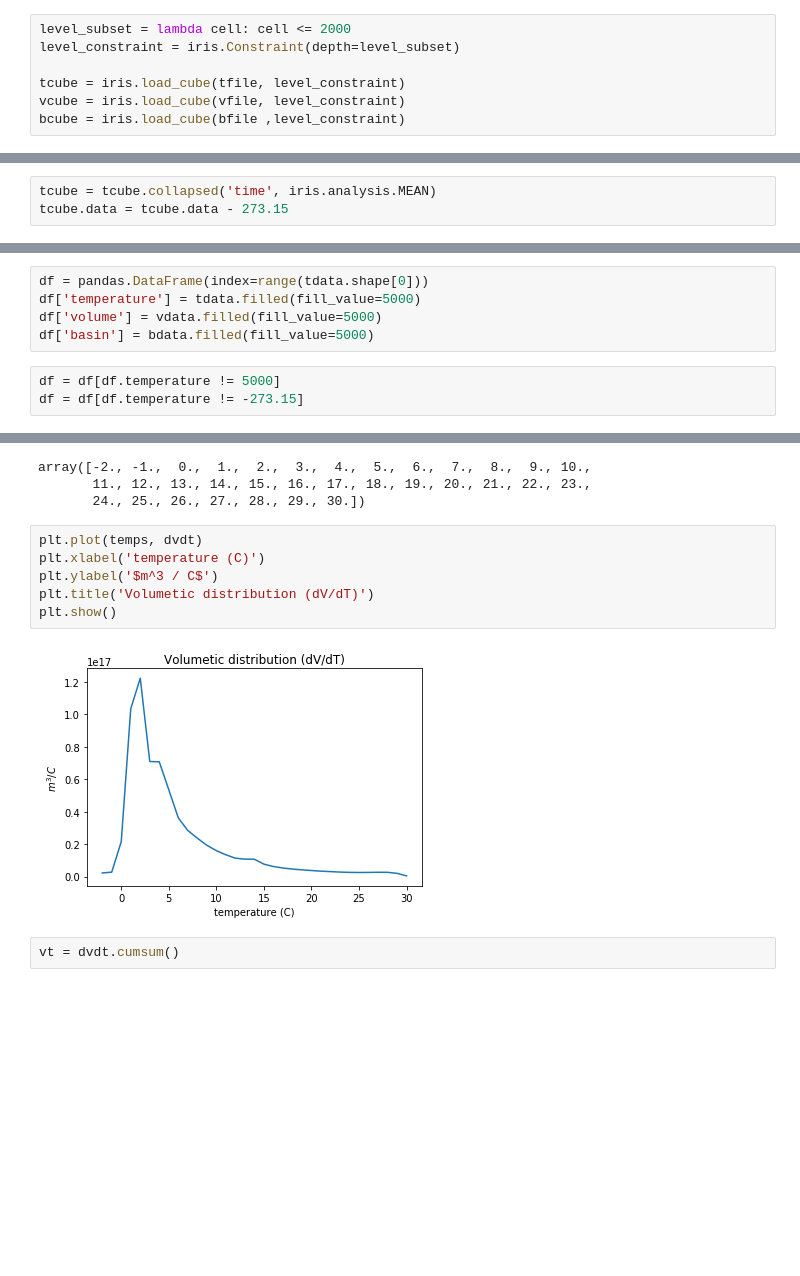
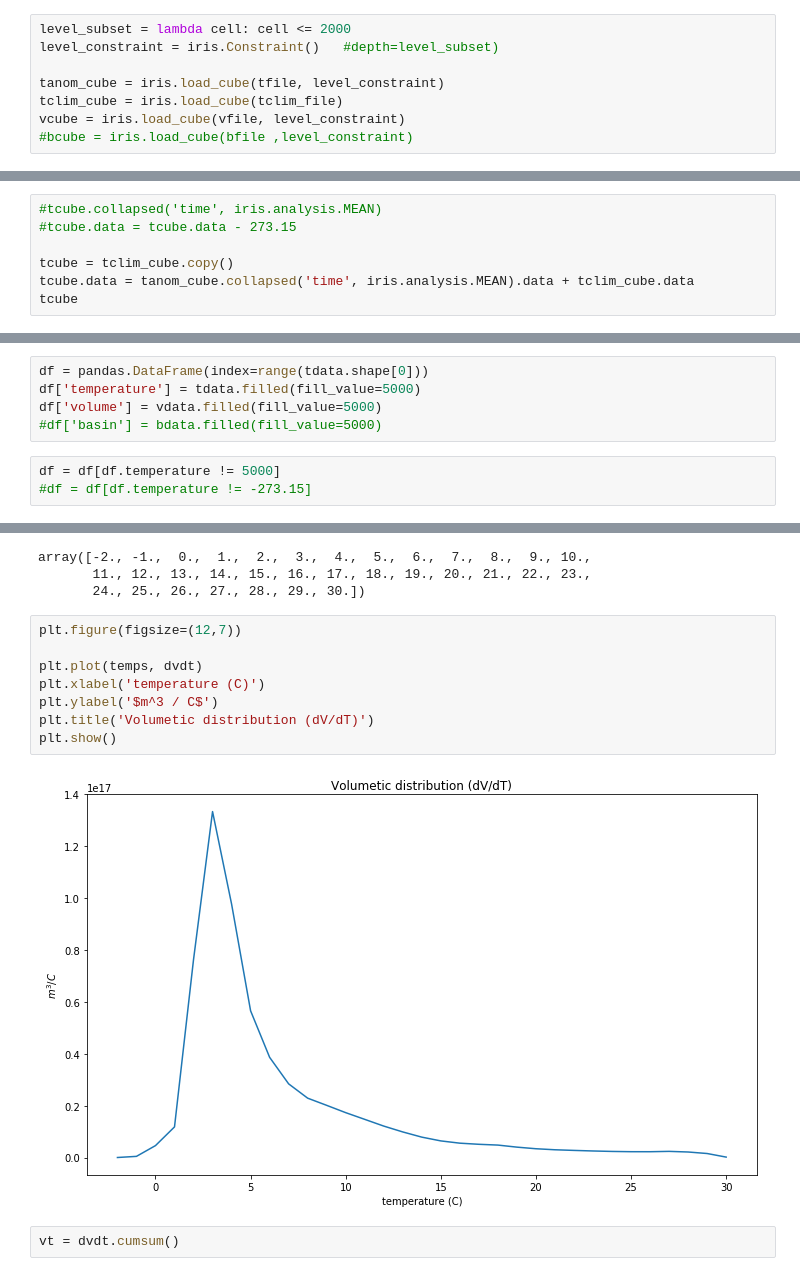
Before and after one commit to DamienIrving/ocean-analysis, a Jupyter notebook: development/water_mass_temperature_metrics.ipynb, the cells around one changed output, grey strips where cells are left out. Saved outputs shown, nothing was run; the diff lists cells and outputs as text; blank space fills up the shorter version.

```diff
--- a/development/water_mass_temperature_metrics.ipynb
+++ b/development/water_mass_temperature_metrics.ipynb
@@ -22,7 +26,8 @@ bfile = '/g/data/r87/dbi599/DRSv2/CMIP5/CCSM4/historical/fx/ocean/r0i0p0/basin/l
 # %%
 level_subset = lambda cell: cell <= 2000
-level_constraint = iris.Constraint(depth=level_subset)
+level_constraint = iris.Constraint()   #depth=level_subset)
 
-tcube = iris.load_cube(tfile, level_constraint)
+tanom_cube = iris.load_cube(tfile, level_constraint)
+tclim_cube = iris.load_cube(tclim_file)
 vcube = iris.load_cube(vfile, level_constraint)
-bcube = iris.load_cube(bfile ,level_constraint)
+#bcube = iris.load_cube(bfile ,level_constraint)
@@ -29,3 +63,7 @@ bcube = iris.load_cube(bfile ,level_constraint)
 # %%
-tcube = tcube.collapsed('time', iris.analysis.MEAN)
-tcube.data = tcube.data - 273.15
+#tcube.collapsed('time', iris.analysis.MEAN)
+#tcube.data = tcube.data - 273.15
+
+tcube = tclim_cube.copy()
+tcube.data = tanom_cube.collapsed('time', iris.analysis.MEAN).data + tclim_cube.data
+tcube
@@ -37,10 +86,10 @@ bdata = bcube.data.flatten()
 df = pandas.DataFrame(index=range(tdata.shape[0]))
 df['temperature'] = tdata.filled(fill_value=5000)
 df['volume'] = vdata.filled(fill_value=5000)
-df['basin'] = bdata.filled(fill_value=5000)
+#df['basin'] = bdata.filled(fill_value=5000)
 # %%
 df = df[df.temperature != 5000]
-df = df[df.temperature != -273.15]
+#df = df[df.temperature != -273.15]
 # %% [markdown]
 ## V(T), dV/dT
 # %%
@@ -67,13 +116,15 @@ array([-2., -1.,  0.,  1.,  2.,  3.,  4.,  5.,  6.,  7.,  8.,  9., 10.,
        11., 12., 13., 14., 15., 16., 17., 18., 19., 20., 21., 22., 23.,
        24., 25., 26., 27., 28., 29., 30.])
 # %%
+plt.figure(figsize=(12,7))
+
 plt.plot(temps, dvdt)
 plt.xlabel('temperature (C)')
 plt.ylabel('$m^3 / C$')
 plt.title('Volumetic distribution (dV/dT)')
 plt.show()
 # %% [output]
-[figure, old version]
+[figure, new version]
 # %%
 vt = dvdt.cumsum()
 # %%
```
Also changed, not shown: parts of 14 cells of this notebook.
